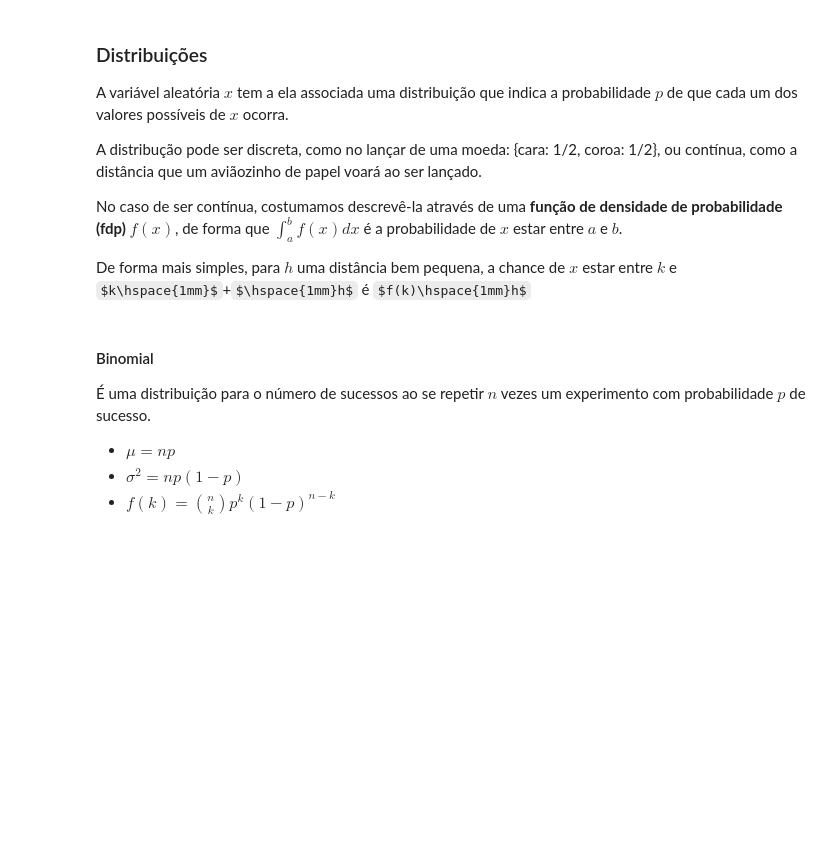
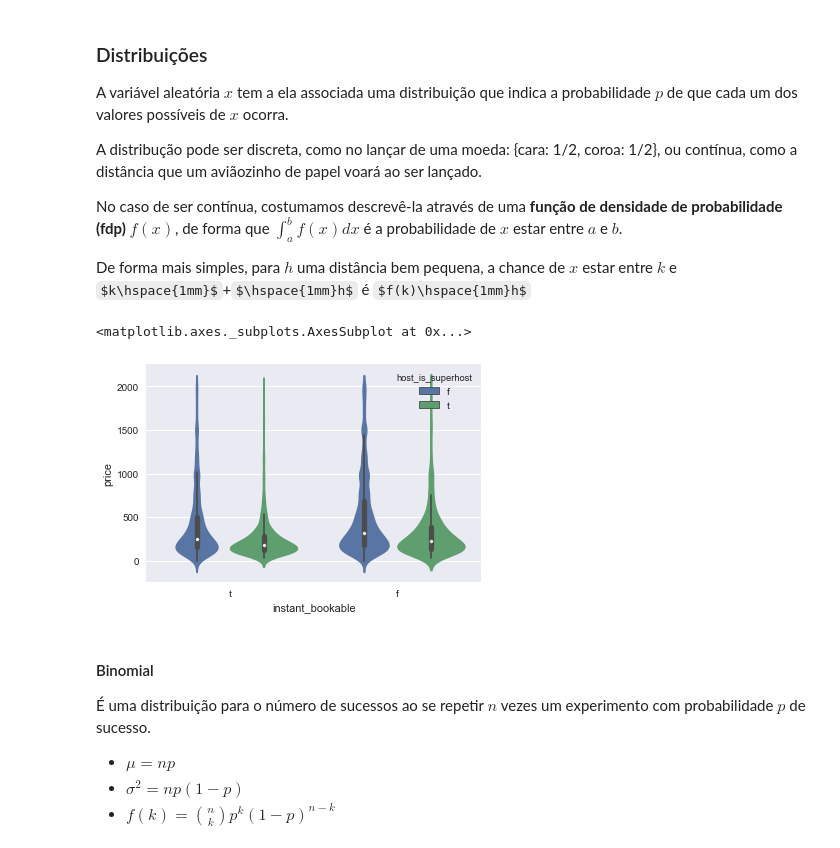
Before and after one commit to franciscodefaria/PythonBasico, a Jupyter notebook: Aula2/Aula2.ipynb, the cells around one changed output. Cells and saved outputs as stored; diff of their text form; code cells hidden in the pictures; some formulas as TeX source; blank space fills up the shorter version.

```diff
--- a/Aula2/Aula2.ipynb
+++ b/Aula2/Aula2.ipynb
@@ -154,6 +183,11 @@ A distribução pode ser discreta, como no lançar de uma moeda: {cara: 1/2, cor
 No caso de ser contínua, costumamos descrevê-la através de uma **função de densidade de probabilidade (fdp) $f(x)$**, de forma que $\int_{a}^{b} f(x)dx$ é a probabilidade de $x$ estar entre $a$ e $b$.
 
 De forma mais simples, para $h$ uma distância bem pequena, a chance de $x$ estar entre $k$ e $k\hspace{1mm}$+$\hspace{1mm}h$ é $f(k)\hspace{1mm}h$
+# %%
+sns.violinplot(x = df2.instant_bookable, y=df2.price, hue=df2.host_is_superhost)
+# %% [output]
+<matplotlib.axes._subplots.AxesSubplot at 0x...>
+[figure, added]
 # %% [markdown]
 #### Binomial
 
```
Also changed, not shown: parts of 11 cells of this notebook.
